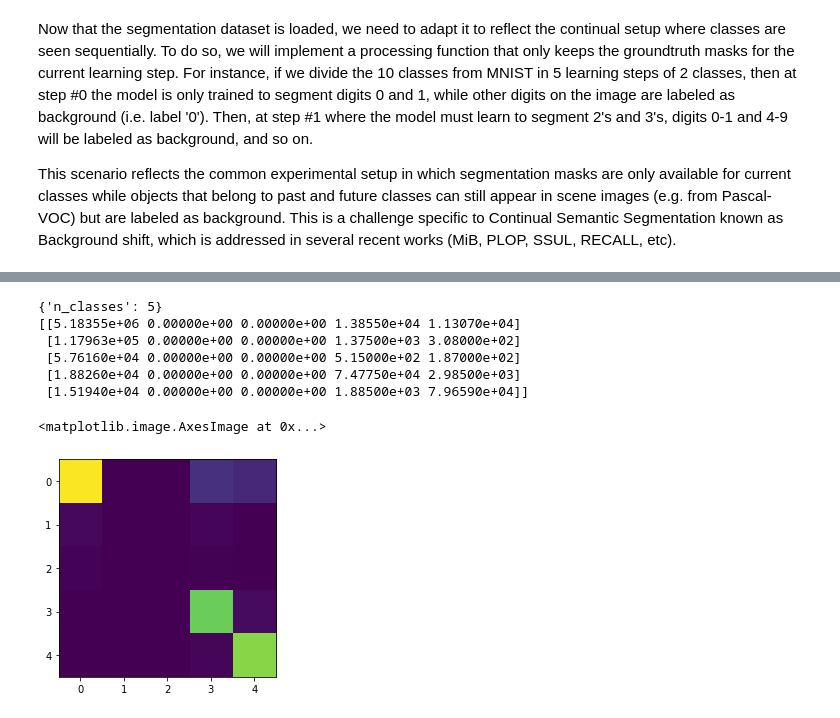
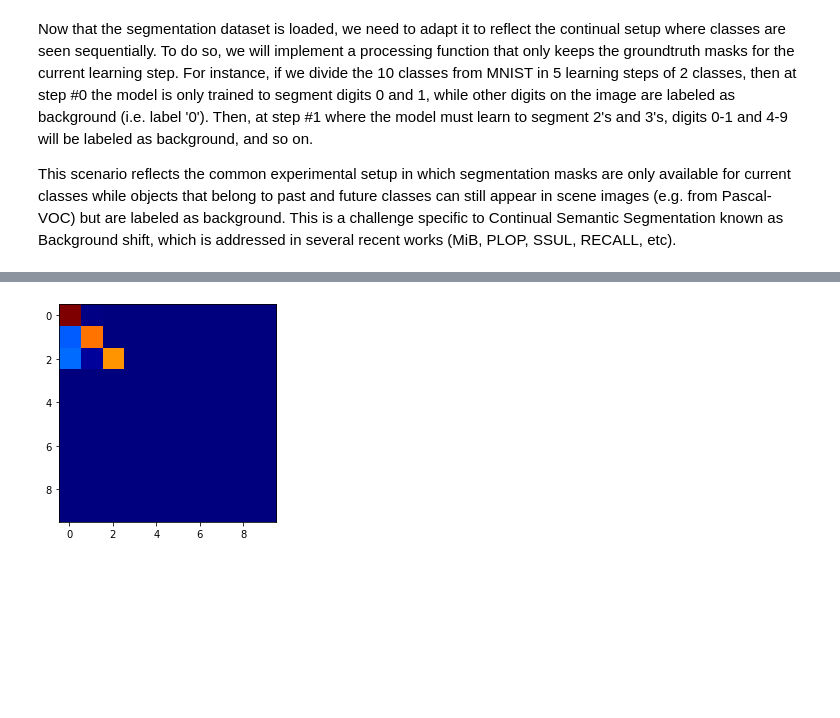
Before and after one commit to mapaf2/mnist-continual-seg, a Jupyter notebook: continual_segmentation_mnist.ipynb, the cells around one changed output, grey strips where cells are left out. Saved outputs shown, nothing was run; the diff lists cells and outputs as text; code cells hidden in the pictures; blank space fills up the shorter version.

Commit message:
refactor and dynamic confusion matrix

```diff
--- a/continual_segmentation_mnist.ipynb
+++ b/continual_segmentation_mnist.ipynb
@@ -263,7 +266,7 @@ class Evaluater:
     self.model = model
     self.metrics_manager = metrics_manager
 
-  def test(self, test_loader):
+  def test(self, test_loader, verbose=False):
     self.model.eval()
     self.metrics_manager.init_values()
     with torch.no_grad():
@@ -273,4 +276,14 @@ class Evaluater:
         _, class_predictions = torch.max(predictions, dim=1)
         class_predictions = class_predictions.cpu().long()
         self.metrics_manager.update(class_predictions, labels)
-    self.metrics_manager.print_metrics()
+
+    if verbose:
+      self.metrics_manager.print_metrics()
+
+  def callbacks(self, test_loader, verbose=False):
+    self.test(test_loader, verbose)
+    self.metrics_manager.callbacks()
+
+  def create_animation(self):
+    for m in self.metrics:
+      m.create_animation()
@@ -277,16 +334,16 @@ class Evaluater:
 # %%
 # Initialize dataloader, optimizer and trainer
 _tasks = {0: [0,1], 1: [2,3], 2: [4,5], 3: [6,7], 4: [8,9]}
-_test_tasks = {0: [0,1], 1: [0,1,2,3], 2: [0,1,2,3,4,5], 3: [0,1,2,3,4,5,6,7], 4: [0,1,2,3,4,5,6,7,8,9]}
+
 model = simple_seg_model(n_classes_per_task=[3])
-train_data = continual_mnist_extended(train_x, train_y, _tasks)
-train_loader = data.DataLoader(train_data, batch_size=36, shuffle=True)
-test_data = continual_mnist_extended(test_x, test_y, _test_tasks)
-test_loader = data.DataLoader(test_data, batch_size=1)
 model = model.cuda()
 optimizer = torch.optim.Adam(lr = 0.0005, params=model.parameters())
+
+continual_mnist = ContinualMnist(n_train=1000, n_test=250, batch_size=36, tasks=_tasks)
+
+metrics_manager = MetricsManager(["confusion_matrix"], n_classes=10, save_matrices=True)
+evaluater = Evaluater(model, metrics_manager)
 trainer = Trainer(model,
-                  n_classes=[len(train_data.curr_classes)],
-                  optim=optimizer)
-metrics_manager = MetricsManager(["confusion_matrix"], n_classes=3)
-evaluater = Evaluater(model, metrics_manager)
+                  n_classes=[3],
+                  optim=optimizer,
+                  evaluater=evaluater)
@@ -319,27 +359,5 @@ plt.plot(np.arange(len(epoch_losses)), [e_l.detach().cpu() for e_l in epoch_loss
-# %%
-train_data.next_task()
-train_loader = data.DataLoader(train_data, batch_size=36)
-trainer.next_task(new_classes = [3,2])#,2,2,2])
-test_data.next_task()
-test_loader = data.DataLoader(test_data, batch_size=8)
-optimizer = torch.optim.Adam(lr = 0.0005, params=trainer.model.parameters())
-trainer.optim = optimizer
-metrics_manager = MetricsManager(["confusion_matrix"], n_classes=5)
-evaluater = Evaluater(trainer.model, metrics_manager)
-
-for i in range(100):
-  trainer.train(0, train_loader)
-evaluater.test(test_loader)
-torch.save(model.state_dict(), f"checkpoints/task-{trainer.curr_task}.pth")
-# %% [output]
-{'n_classes': 5}
-[[5.18355e+06 0.00000e+00 0.00000e+00 1.38550e+04 1.13070e+04]
- [1.17963e+05 0.00000e+00 0.00000e+00 1.37500e+03 3.08000e+02]
- [5.76160e+04 0.00000e+00 0.00000e+00 5.15000e+02 1.87000e+02]
- [1.88260e+04 0.00000e+00 0.00000e+00 7.47750e+04 2.98500e+03]
- [1.51940e+04 0.00000e+00 0.00000e+00 1.88500e+03 7.96590e+04]]
-# %%
-plt.imshow(metrics_manager.metrics[0].confusion_matrix/np.sum(metrics_manager.metrics[0].confusion_matrix, axis=-1), vmax=1)
-# %% [output]
-<matplotlib.image.AxesImage at 0x...>
-[figure, removed]
+# %%
+from IPython.core.display import Video
+evaluater.metrics_manager.metrics[0].create_animation("conf_task0")
+# %% [output]
+[figure, added]
```
Also changed, not shown: parts of 29 cells of this notebook.
